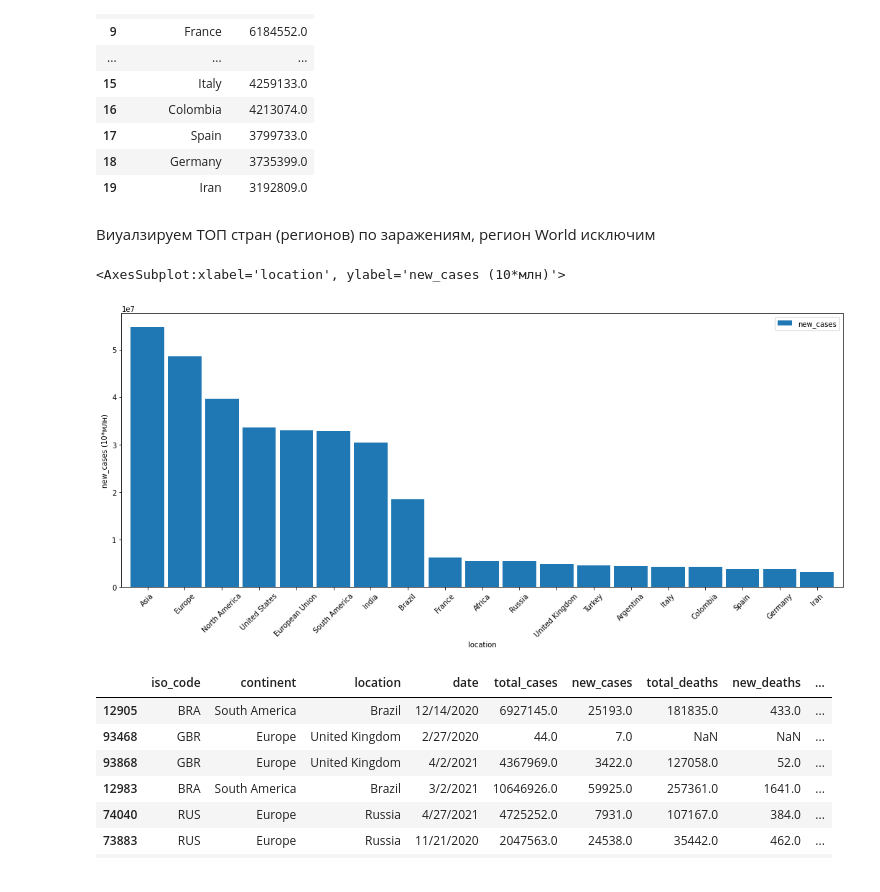
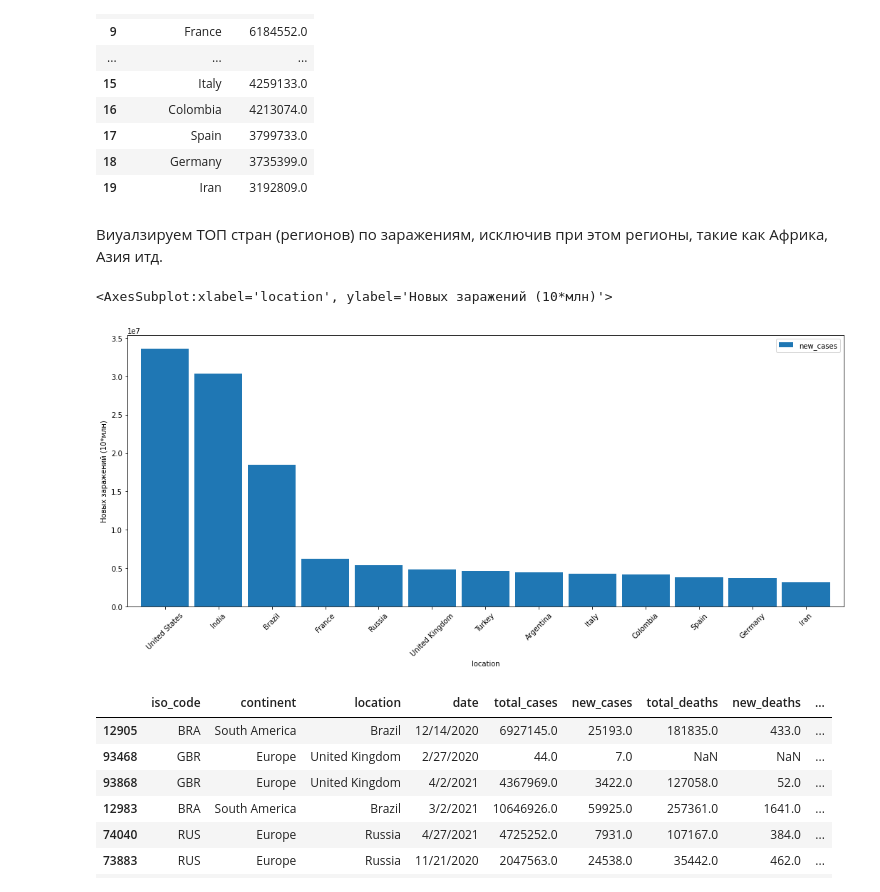
Before and after one commit to SelihovDmitry/pyda-19, a Jupyter notebook: Diplom_Data_Analyst/Covid_19_Analysis_1_2.ipynb, the cells around one changed output. Cells and saved outputs as stored; diff of their text form; code cells hidden in the pictures.

```diff
--- a/Diplom_Data_Analyst/Covid_19_Analysis_1_2.ipynb
+++ b/Diplom_Data_Analyst/Covid_19_Analysis_1_2.ipynb
@@ -56,18 +56,19 @@ df_top
 | 18 | Germany | 3735399.0 |
 | 19 | Iran | 3192809.0 |
 # %% [markdown]
-Виуалзируем ТОП стран (регионов) по заражениям, регион World исключим
+Виуалзируем ТОП стран (регионов) по заражениям, исключив при этом регионы, такие как Африка, Азия итд.
 # %%
-df_top.loc[1:].plot(kind='bar',
-                    x='location',
-                    y='new_cases',
-                    figsize=(18, 7),
-                    ylabel='new_cases (10*млн)',
-                    rot='45',
-                    width=0.9)
+regions = ['World', 'Asia', 'Europe', 'North America', 'European Union', 'South America', 'Africa']
+df_top[~df_top['location'].isin(regions)].plot(kind='bar',
+                                                x='location',
+                                                y='new_cases',
+                                                figsize=(18, 7),
+                                                ylabel='Новых заражений (10*млн)',
+                                                rot='45',
+                                                width=0.9)
 # %% [output]
-<AxesSubplot:xlabel='location', ylabel='new_cases (10*млн)'>
+<AxesSubplot:xlabel='location', ylabel='Новых заражений (10*млн)'>
-[figure, old version]
+[figure, new version]
 # %%
 #Оставим страны для анализа:
 countries = ['United States', 'Brazil', 'Russia', 'United Kingdom', 'Israel']
```
Also changed, not shown: parts of 12 cells of this notebook, 1 other file.
